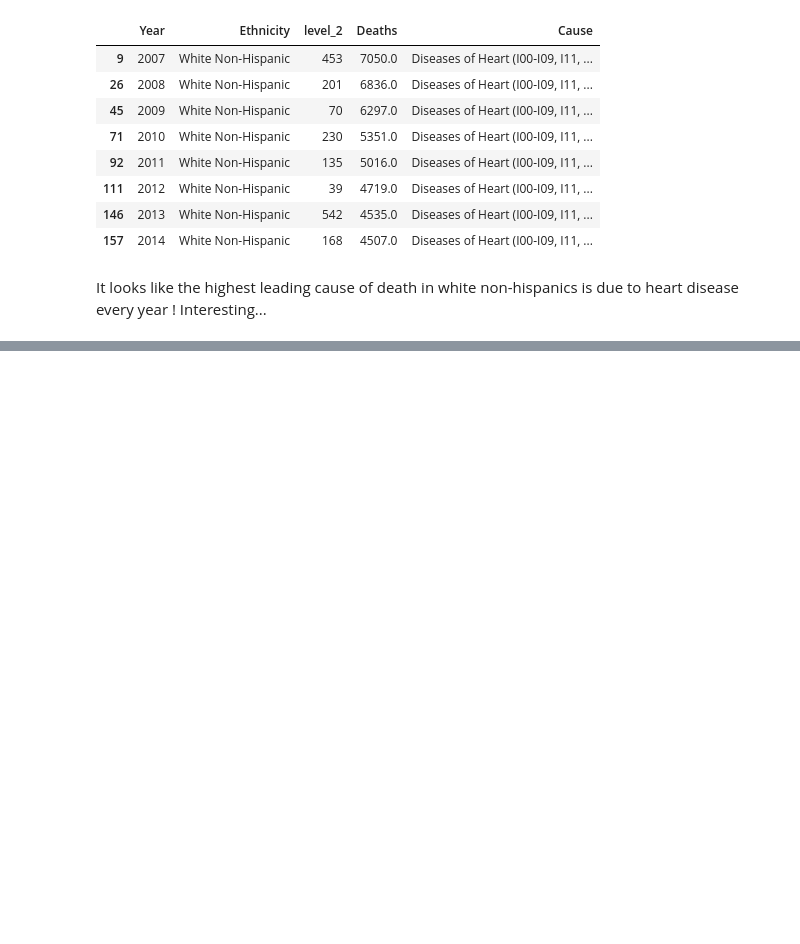
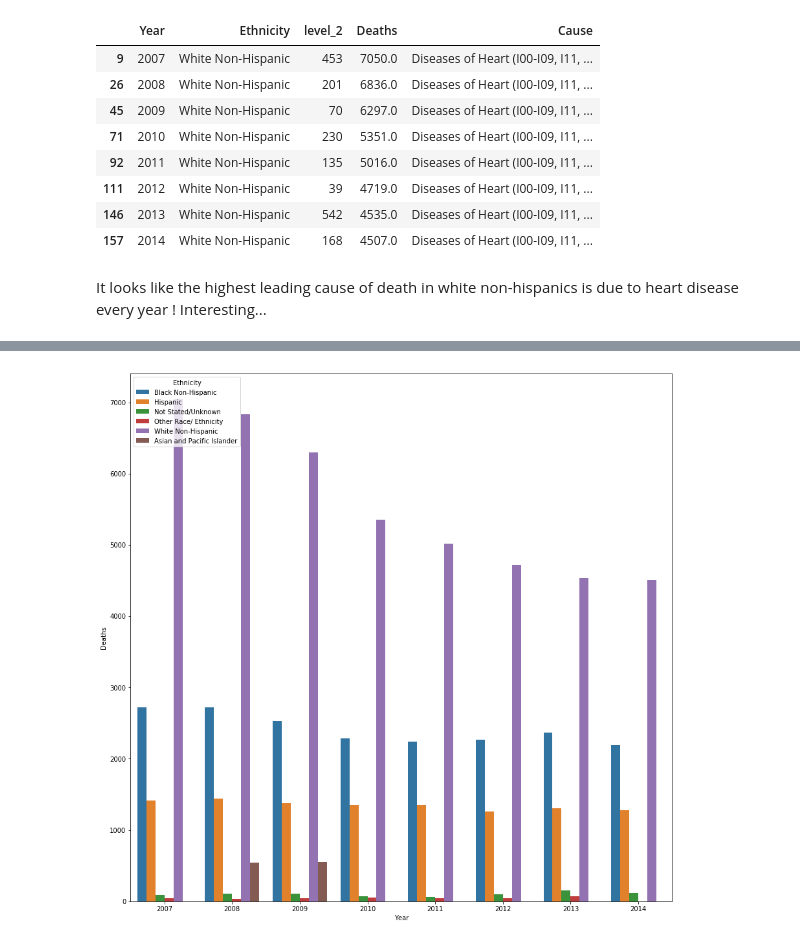
Before and after one commit to flameman4555/super-robot, a Jupyter notebook: NYC_Deaths.ipynb, the cells around one changed output, grey strips where cells are left out. Drawn from its saved outputs; the diff is of its cells as text; code cells hidden in the pictures; blank space fills up the shorter version.

```diff
--- a/NYC_Deaths.ipynb
+++ b/NYC_Deaths.ipynb
@@ -148,0 +153,5 @@ It looks like the highest leading cause of death in white non-hispanics is due t
+# %%
+max_death_groups = pd.DataFrame(df_zero.groupby(['Year','Ethnicity'])['Deaths'].agg('max')).reset_index()
+# %%
+# You need to create a left join here with year and death rate with the original pdf
+max_death_ethnic = pd.merge(left=max_death_groups, right=df_zero, left_on=['Year','Ethnicity','Deaths'],right_on=['Year','Ethnicity','Deaths'],how='left')
@@ -148,0 +193,8 @@ It looks like the highest leading cause of death in white non-hispanics is due t
+# %%
+# Let's look at heart disease first. Need to extract all these rows
+df_heart_disease = max_death_ethnic[max_death_ethnic['Cause'].str.contains('Diseases')]
+plt.figure(figsize=(15,15))
+sns.barplot(x='Year',y='Deaths',hue='Ethnicity',data=df_heart_disease)
+plt.show()
+# %% [output]
+[figure, added]
```
Also changed, not shown: parts of 13 cells of this notebook.
